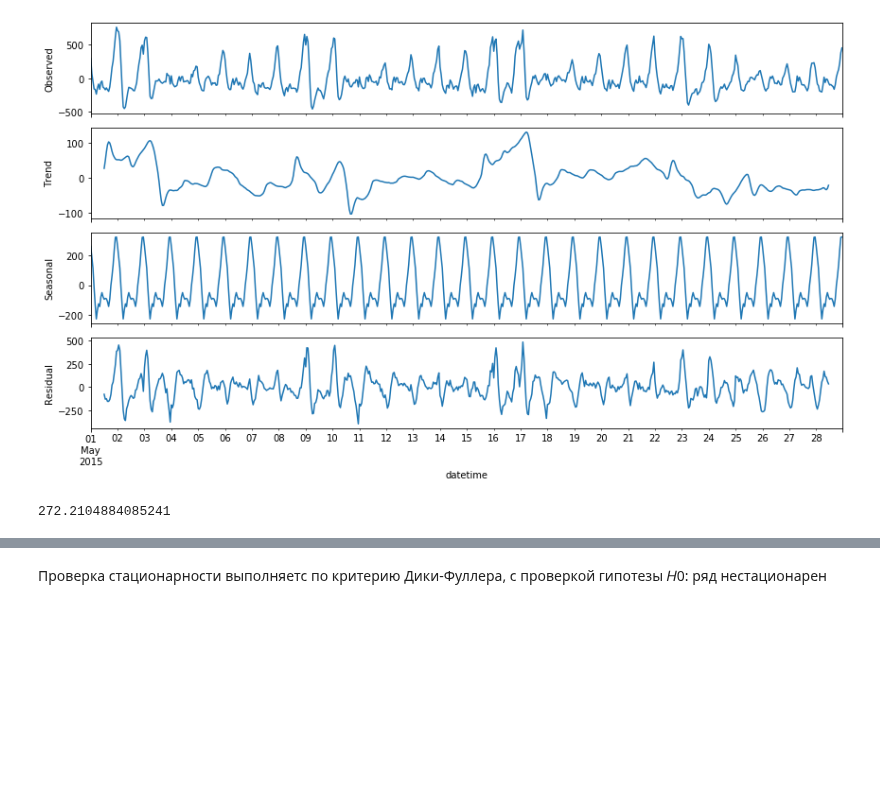
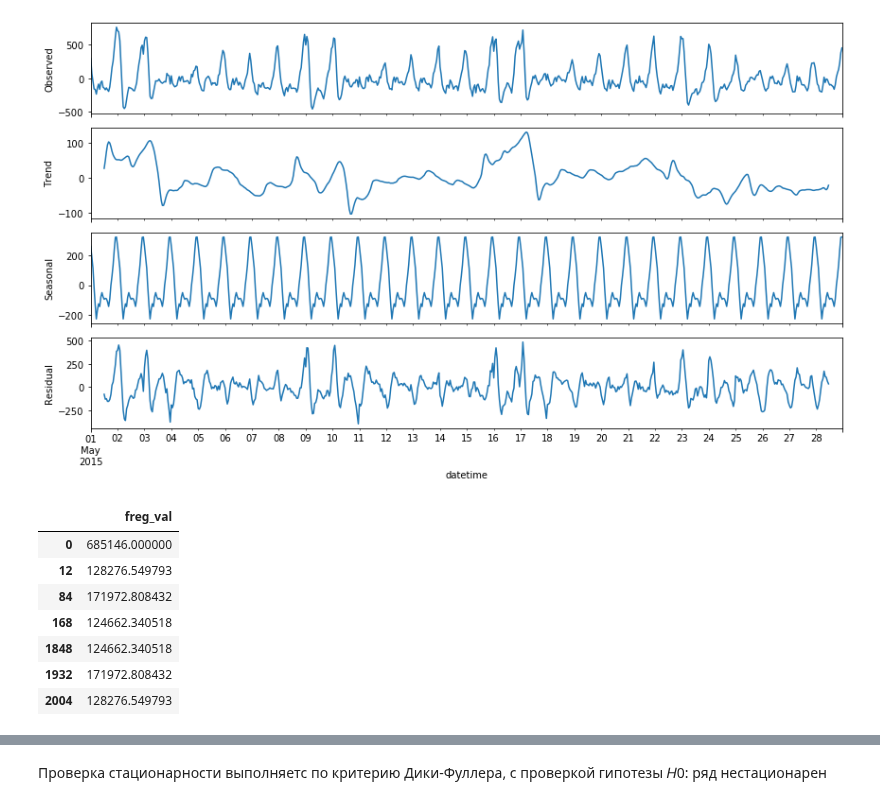
Before and after one commit to dminikorenb/DataLearning, a Jupyter notebook: 3-Taxi/dminik6_part3_w3.ipynb, the cells around one changed output, grey strips where cells are left out. Saved outputs shown, nothing was run; the diff lists cells and outputs as text; code cells hidden in the pictures; blank space fills up the shorter version.

```diff
--- a/3-Taxi/dminik6_part3_w3.ipynb
+++ b/3-Taxi/dminik6_part3_w3.ipynb
@@ -244,8 +244,34 @@ decomp=seasonal_decompose(stmp['delta'])
 decomp.plot();
 # %% [output]
 [figure]
-# %%
-# s_mean[datetime(year=2015, month=5, day=5, hour=0, second=0)]
-s_mean.loc[datetime(year=2015, month=5, day=5, hour=0, second=0)]['tmp']
-# %% [output]
-272.2104884085241
+# %%
+# s_mean[datetime(year=2015, month=5, day=5, hour=0, second=0)]
+# s_mean.loc[datetime(year=2015, month=5, day=5, hour=0, second=0)]['tmp']
+# n = len(y) # length of the signal
+N = stmp.shape[0]
+# T = n/Fs
+Y = np.fft.fft(stmp['count'].values) # fft computing and normalization
+# Y = Y[range(n/2)]
+T = 12*7*24
+xf = np.linspace(0.0, T/24., 1.)
+# fig, ax = plt.subplots(2, 1)
+# ax[0].plot(t,y)
+# ax[0].set_xlabel('Time')
+# ax[0].set_ylabel('Amplitude')
+# plt.plot(abs(Y),'r'); # plotting the spectrum
+# ax[1].set_xlabel('Freq (Hz)')
+# ax[1].set_ylabel('|Y(freq)|')
+# fig, ax = plt.subplots()
+# ax.plot(2.0/N * np.abs(Y[:T]))
+# plt.show()
+df_fft = pd.DataFrame(np.abs(Y[:T]), columns=['freg_val'])
+df_fft[df_fft.freg_val > 100000]
+# %% [output]
+|  | freg_val |
+| 0 | 685146.000000 |
+| 12 | 128276.549793 |
+| 84 | 171972.808432 |
+| 168 | 124662.340518 |
+| 1848 | 124662.340518 |
+| 1932 | 171972.808432 |
+| 2004 | 128276.549793 |
```
Also changed, not shown: parts of 3 cells of this notebook.
